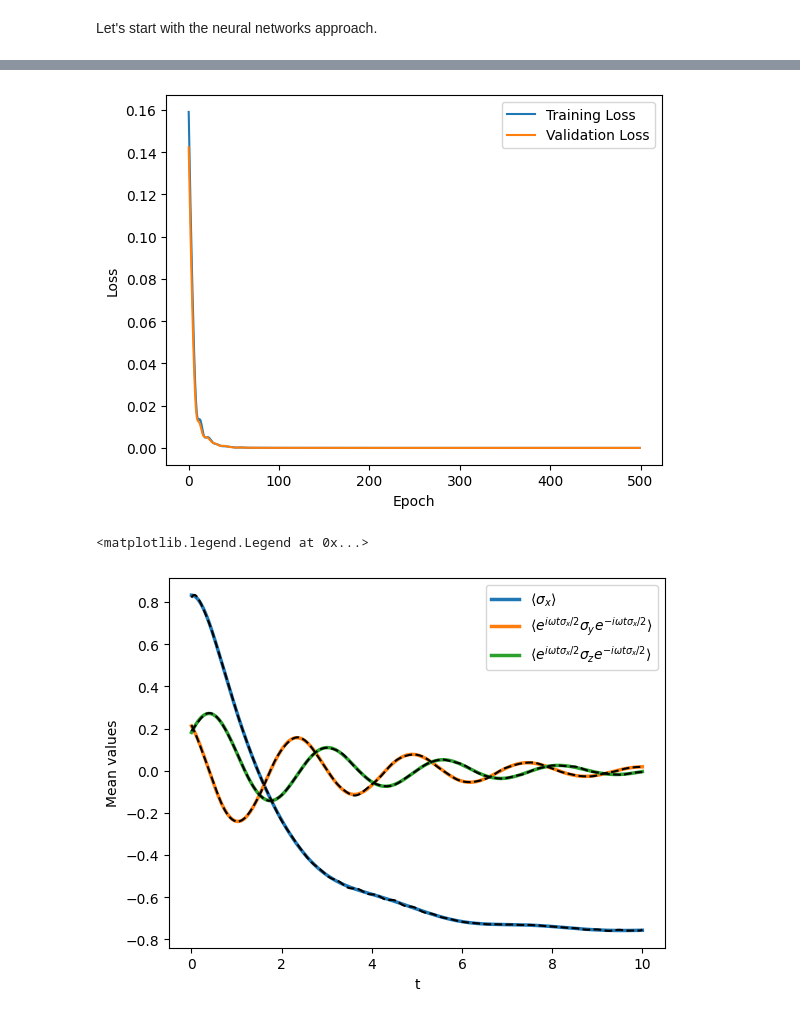
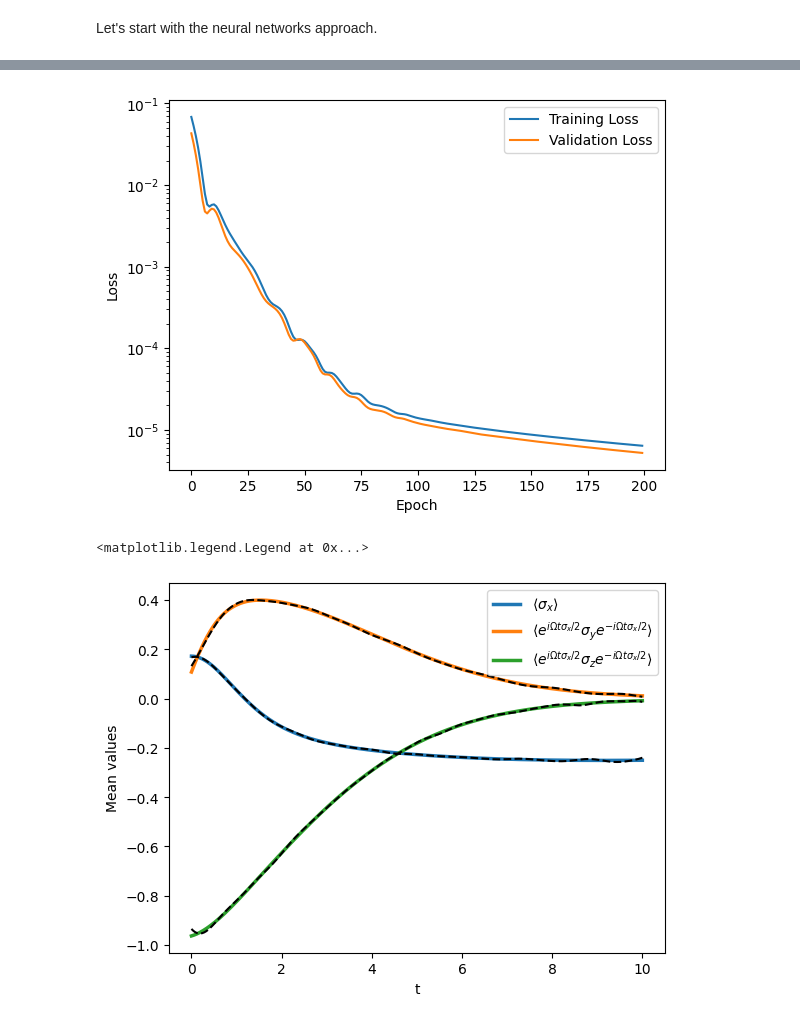
Before and after one commit to martinjimenez388/my-first-proyect, a Jupyter notebook: Examples/PINNverse_nonMarkovSys.ipynb, the cells around one changed output, grey strips where cells are left out. Saved outputs shown, nothing was run; the diff lists cells and outputs as text; code cells hidden in the pictures.

```diff
--- a/Examples/PINNverse_nonMarkovSys.ipynb
+++ b/Examples/PINNverse_nonMarkovSys.ipynb
@@ -113,19 +121,22 @@ def InValProb_rhs(t, u, Gam, Lam, Del, params):
 np.random.seed(42)  # Set a seed for reproducibility
 k = 0
 stsdyn = []
+ist = []
 while (k < sysparams["Nivals"]):
-    p = np.random.uniform(0, 1, sysparams["Nivals"])# Random vector for the polarization of the initial state
+    p = np.random.normal(0.5, 1, 3)# Random vector for the polarization of the initial state
     if (p.dot(p) < 1.):
         k += 1
 
         sol = solve_ivp(
-            fun=lambda t, u: InValProb_rhs(t, u, Gam, Lam, Del, sysparams),
+            fun=lambda t, u: InValProb_rhs(t, u, Gam, Lam, Del, sysparams["freq"]),
             t_span=(tlist[0], tlist[-1]),#Note the final time goes first
             y0=p,
             dense_output=True
         )
 
+        ist.append(p)
         stsdyn.append(sol.sol(tlist))  # Store the solution for this initial state
 
 stsdyn = np.vstack(stsdyn)
+Obs = tc.tensor(stsdyn.T, device = device)
 # %%
@@ -250,3 +239,35 @@ time = time.to(device)
+# %%
+# Rede 2: Aprende apenas os campos de controle
+neuronio = [128, 128, 128]
+"""
+Rede_Campos = Rede(
+    neuronio=[128, 128, 128],
+    input_=1,
+    output_=NUM_CAMPOS,
+    activation=[SIN()]*3,
+    creat_p=False,
+    use_fourier=True,
+    n_freq=10,
+    f_max=1.0
+).to(device)
+"""
+
+Rede_Campos = my.Rede(
+    neuronio    = neuronio,
+    input_      = 1,
+    output_     = NUM_CAMPOS,
+    activation  =[tc.nn.Tanh()]*len(neuronio),
+    creat_p     =True,
+    N_of_paramater= 0)
+
+#I try with an architechture without Fourier features, since the fields are expected to be smooth functions of time
+time =  tc.linspace(
+        0,
+        tlist[-1],
+        len(tlist),
+        dtype   = tc.float32,
+        #requires_grad = True,
+        device=device).reshape((-1, 1))
 # %%
 def phys_res(X, dX_dt, Omega, fields):
     dsigma_x_dt, dsigma_y_dt, dsigma_z_dt = [dX_dt[:, i:i+1] for i in range(3)]
@@ -384,26 +404,27 @@ Epoch 500 | Loss Estados: 3.33e-06
 # %%
 plt.plot(LOSS_TRAIN, label='Training Loss')
 plt.plot(LOSS_VAL, label='Validation Loss')
+plt.yscale('log')
 plt.xlabel('Epoch')
 plt.ylabel('Loss')
 plt.legend()
 plt.show()
 # %% [output]
-[figure, old version]
+[figure, new version]
 # %%
-istate = 1
+istate = 4
 
 fig, ax = plt.subplots()
 
 ax.plot(tlist, stsdyn[3*istate, :], label=fr"$\langle \sigma_x \rangle$", lw=2.5)
-ax.plot(tlist, stsdyn[3*istate+1, :], label=fr"$\langle e^{{i\omega t \sigma_x /2}}\sigma_y e^{{-i\omega t \sigma_x/2}} \rangle$", lw=2.5)
-ax.plot(tlist, stsdyn[3*istate+2, :], label=fr"$\langle e^{{i\omega t \sigma_x/2}}\sigma_z e^{{-i\omega t \sigma_x/2}} \rangle$", lw=2.5)
+ax.plot(tlist, stsdyn[3*istate+1, :], label=fr"$\langle e^{{i\Omega t \sigma_x /2}}\sigma_y e^{{-i\Omega t \sigma_x/2}} \rangle$", lw=2.5)
+ax.plot(tlist, stsdyn[3*istate+2, :], label=fr"$\langle e^{{i\Omega t \sigma_x/2}}\sigma_z e^{{-i\Omega t \sigma_x/2}} \rangle$", lw=2.5)
 for i in range(3):
     ax.plot(tlist, y_fixo_np[:, istate * NUM_OBSERVAVEIS + i], 'k--')
 
 ax.set_xlabel("t")
 ax.set_ylabel("Mean values")
 ax.legend()
 # %% [output]
 <matplotlib.legend.Legend at 0x...>
-[figure, old version]
+[figure, new version]
```
Also changed, not shown: parts of 27 cells of this notebook.
